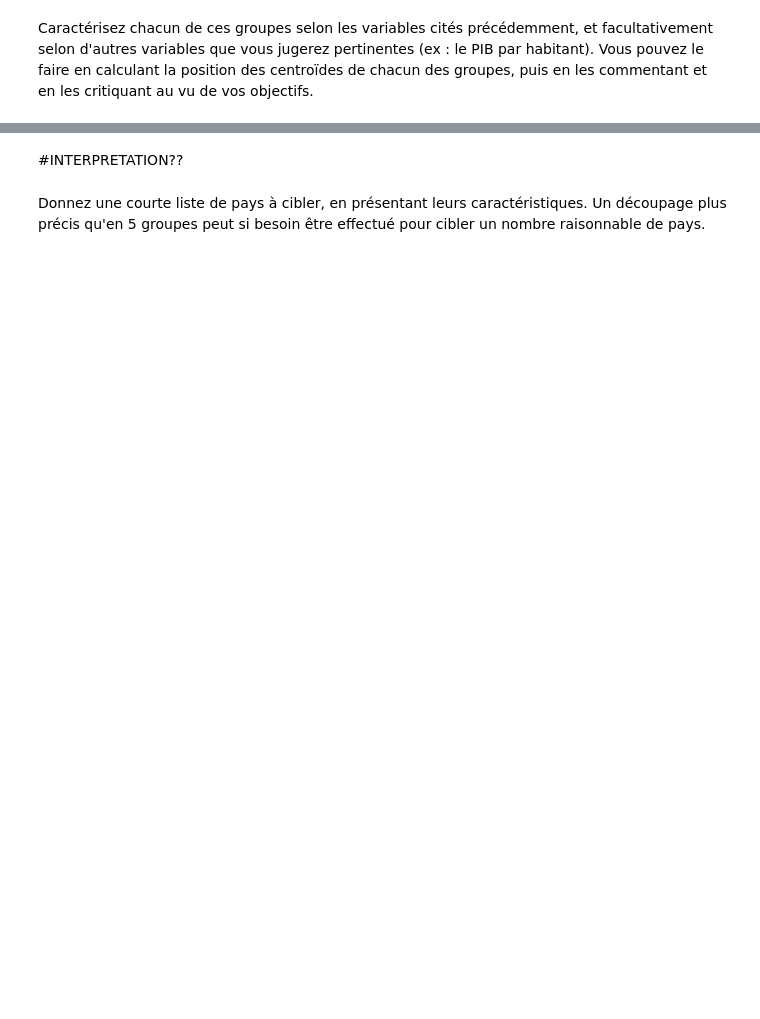
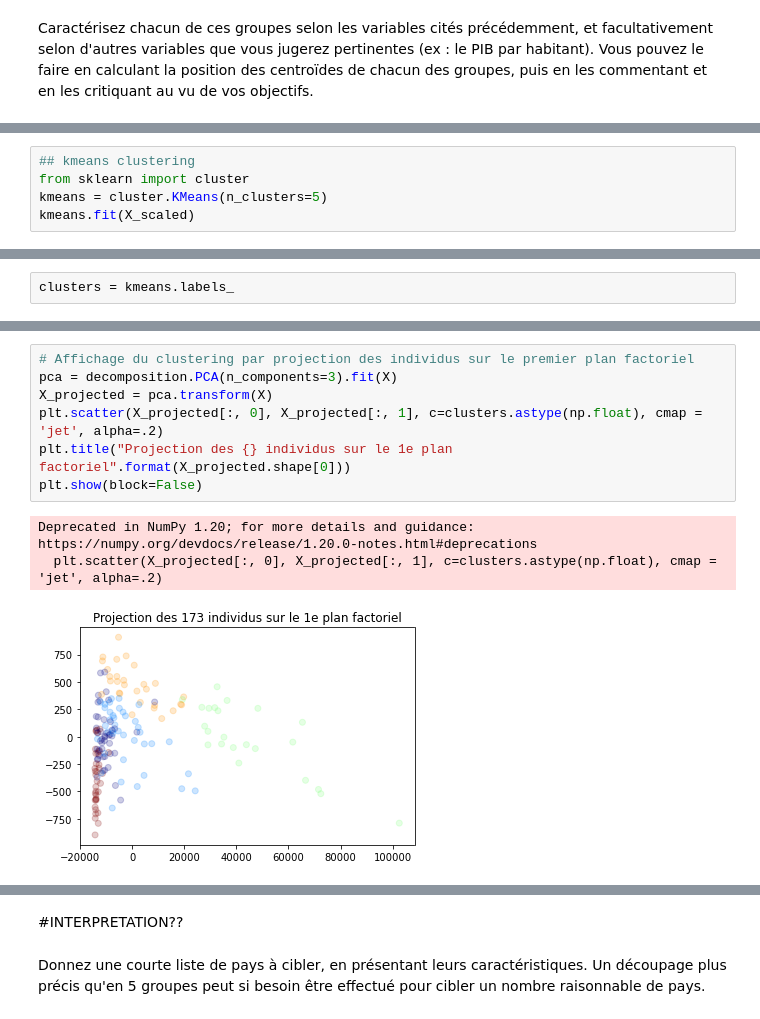
Before and after one commit to FatimaMoqran/Etude_de_marche_ACP_clustering_dendogramme, a Jupyter notebook: étude_de_marché.ipynb, the cells around one changed output, grey strips where cells are left out. Cells and saved outputs as stored; diff of their text form; blank space fills up the shorter version.

Commit message:
add kmeans

```diff
--- a/étude_de_marché.ipynb
+++ b/étude_de_marché.ipynb
@@ -541,0 +706,5 @@ Caractérisez chacun de ces groupes selon les variables cités précédemment, e
+# %%
+## kmeans clustering
+from sklearn import cluster
+kmeans = cluster.KMeans(n_clusters=5)
+kmeans.fit(X_scaled)
@@ -541,0 +713,2 @@ Caractérisez chacun de ces groupes selon les variables cités précédemment, e
+# %%
+clusters = kmeans.labels_
@@ -541,0 +748,11 @@ Caractérisez chacun de ces groupes selon les variables cités précédemment, e
+# %%
+# Affichage du clustering par projection des individus sur le premier plan factoriel
+pca = decomposition.PCA(n_components=3).fit(X)
+X_projected = pca.transform(X)
+plt.scatter(X_projected[:, 0], X_projected[:, 1], c=clusters.astype(np.float), cmap = 'jet', alpha=.2)
+plt.title("Projection des {} individus sur le 1e plan factoriel".format(X_projected.shape[0]))
+plt.show(block=False)
+# %% [output]
+Deprecated in NumPy 1.20; for more details and guidance: https://numpy.org/devdocs/release/1.20.0-notes.html#deprecations
+  plt.scatter(X_projected[:, 0], X_projected[:, 1], c=clusters.astype(np.float), cmap = 'jet', alpha=.2)
+[figure, added]
```
Also changed, not shown: parts of 33 cells of this notebook.
